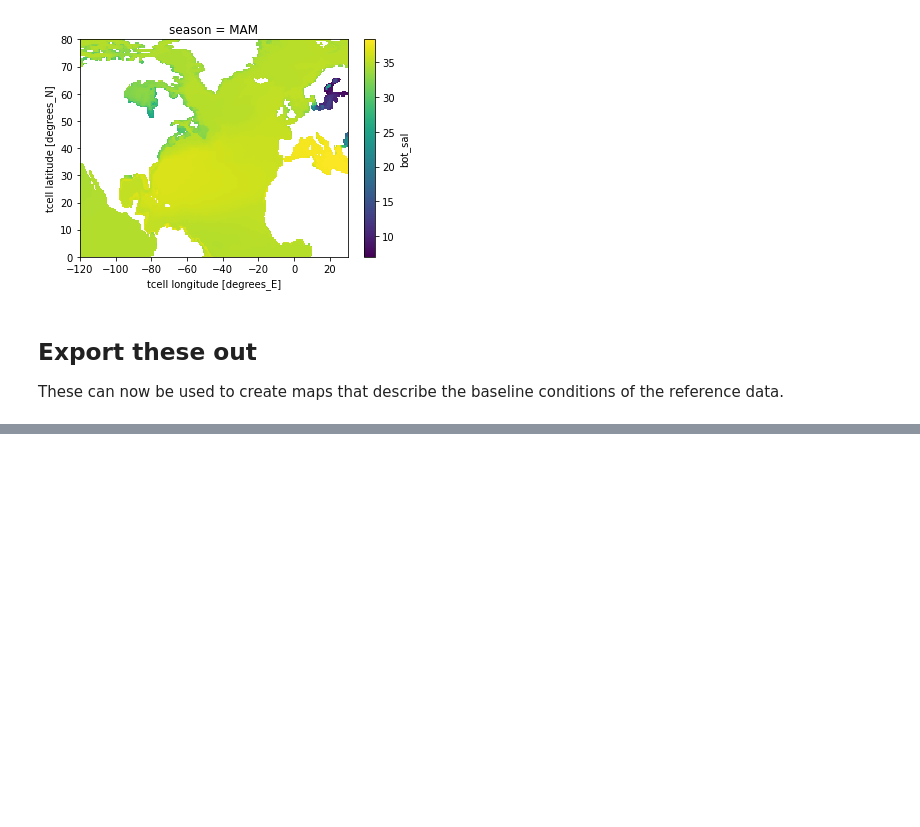
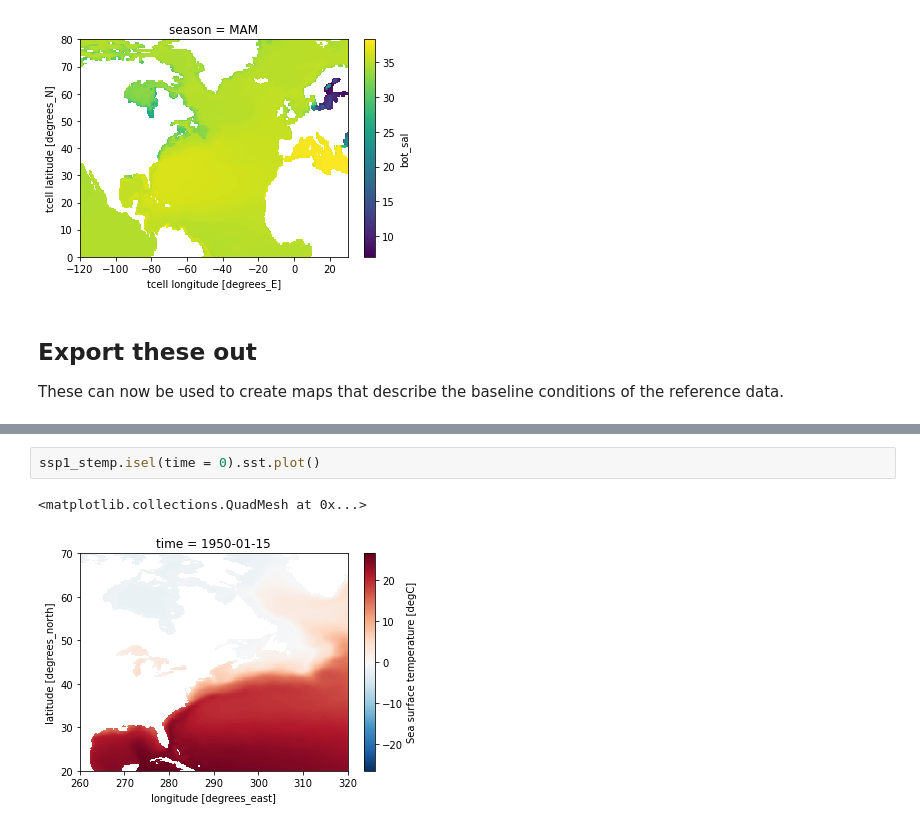
Before and after one commit to adamkemberling/sdm_workflow, a Jupyter notebook: CMIP6_processing/baseline_period_averaging.ipynb, the cells around one changed output, grey strips where cells are left out. Saved outputs shown, nothing was run; the diff lists cells and outputs as text; blank space fills up the shorter version.

```diff
--- a/CMIP6_processing/baseline_period_averaging.ipynb
+++ b/CMIP6_processing/baseline_period_averaging.ipynb
@@ -221,0 +272,5 @@ These can now be used to create maps that describe the baseline conditions of th
+# %%
+ssp1_stemp.isel(time = 0).sst.plot()
+# %% [output]
+<matplotlib.collections.QuadMesh at 0x...>
+[figure, added]
```
Also changed, not shown: parts of 11 cells of this notebook, 7 other files.
